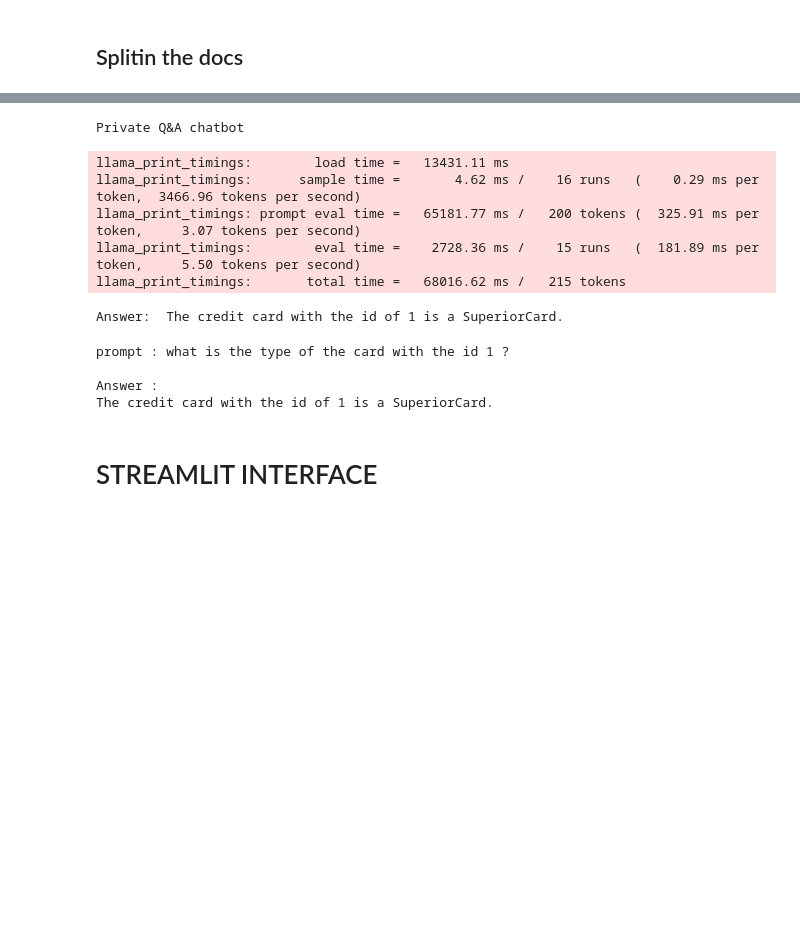
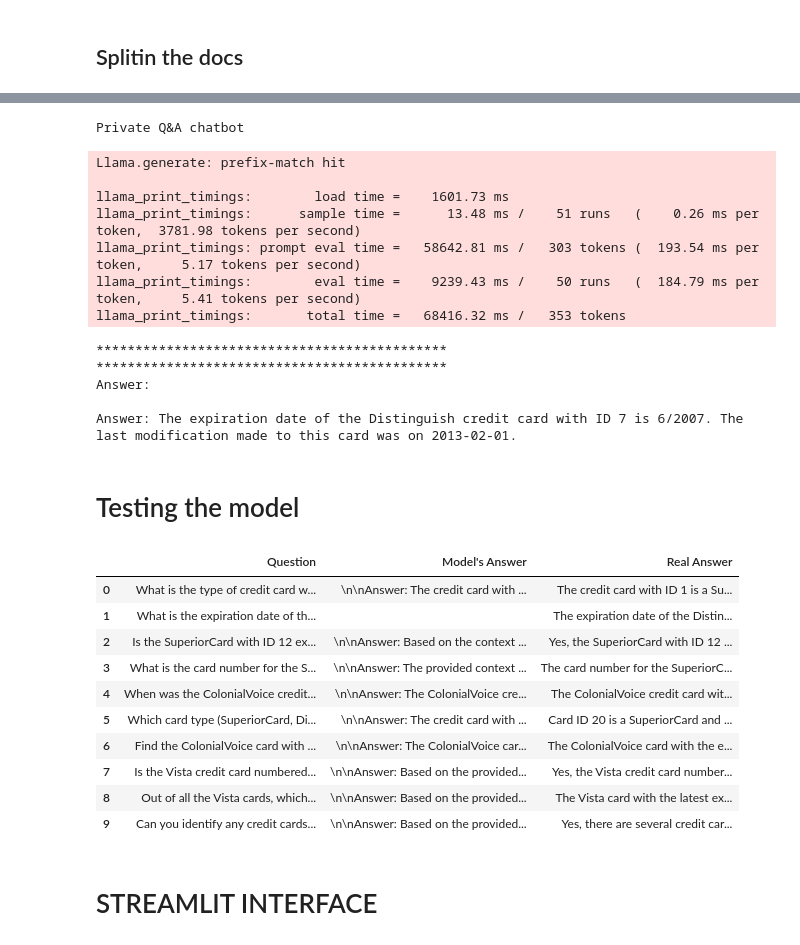
Before and after one commit to Lemonboi21/Mistral-7b-Fine-tuning---RAG, a Jupyter notebook: RAG/The_even_better_RAG.ipynb, the cells around one changed output, grey strips where cells are left out. Saved outputs shown, nothing was run; the diff lists cells and outputs as text; code cells hidden in the pictures; blank space fills up the shorter version.

```diff
--- a/RAG/The_even_better_RAG.ipynb
+++ b/RAG/The_even_better_RAG.ipynb
@@ -70,10 +70,14 @@ from langchain.embeddings.huggingface import HuggingFaceEmbeddings
 # load the embedding model locally
 from sentence_transformers import SentenceTransformer
 embed_model_Path = "..\models\sentence-transformers/all-mpnet-base-v2"
+embed_model_Name = "sentence-transformers/all-MiniLM-L6-v2"
+embed_model_Path2 = "..\models\sentence-transformers/all-MiniLM-L6-v2"
 
-#embed_model = SentenceTransformer('sentence-transformers/all-mpnet-base-v2')
-#embed_model.save(modelPath)
-embed_model = SentenceTransformer(embed_model_Path)
+#embed_model = SentenceTransformer(embed_model_Name)
+#embed_model.save(embed_model_Path2)
+#embed_model = SentenceTransformer(embed_model_Path)
+
+embed_model = HuggingFaceEmbeddings(model_name=embed_model_Path2)
 # %% [markdown]
 ## Loading the data :
 # %%
@@ -116,12 +146,17 @@ db = Chroma(persist_directory=persist_directory, embedding_function=embed_model)
 chain = load_qa_chain(llm, chain_type="stuff")
 # %%
 def get_answer(query):
-    similar_docs = db.similarity_search(query, k=2) # get two closest chunks
-    answer = chain.run(input_documents=similar_docs, question=query)
+
+    #similar_docs = db.similarity_search(query, k=2) # uncoment when using chroma db
+    #answer = chain.run(input_documents=similar_docs, question=query)
+
+    answer = retrieval_chain.invoke({"input": query})
+    answer = answer["answer"]
+
     return answer
 
 print("Private Q&A chatbot")
-prompt = "what is the type of the card with the id 1 ?"
+prompt = "What is the expiration date of the Distinguish credit card with ID 7 and what was the last modification made to it?"
 
 
 
@@ -130,9 +165,15 @@ if prompt:
     print(f"Answer: {answer}")
 # %% [output]
 Private Q&A chatbot
-llama_print_timings:        load time =   13431.11 ms
-llama_print_timings:      sample time =       4.62 ms /    16 runs   (    0.29 ms per token,  3466.96 tokens per second)
-llama_print_timings: prompt eval time =   65181.77 ms /   200 tokens (  325.91 ms per token,     3.07 tokens per second)
-llama_print_timings:        eval time =    2728.36 ms /    15 runs   (  181.89 ms per token,     5.50 tokens per second)
-llama_print_timings:       total time =   68016.62 ms /   215 tokens
+Llama.generate: prefix-match hit
+
+llama_print_timings:        load time =    1601.73 ms
+llama_print_timings:      sample time =      13.48 ms /    51 runs   (    0.26 ms per token,  3781.98 tokens per second)
+llama_print_timings: prompt eval time =   58642.81 ms /   303 tokens (  193.54 ms per token,     5.17 tokens per second)
+llama_print_timings:        eval time =    9239.43 ms /    50 runs   (  184.79 ms per token,     5.41 tokens per second)
+llama_print_timings:       total time =   68416.32 ms /   353 tokens
-Answer:  The credit card with the id of 1 is a SuperiorCard.
+*********************************************
+*********************************************
+Answer:
+
+Answer: The expiration date of the Distinguish credit card with ID 7 is 6/2007. The last modification made to this card was on 2013-02-01.
@@ -151,7 +179,0 @@ def show_answer(answer , prompt):
-# %%
-show_answer(answer , prompt)
-# %% [output]
-prompt : what is the type of the card with the id 1 ?
-
-Answer :
-The credit card with the id of 1 is a SuperiorCard.
@@ -157,0 +182,2 @@ The credit card with the id of 1 is a SuperiorCard.
+# %% [markdown]
+# Testing the model
@@ -157,0 +253,30 @@ The credit card with the id of 1 is a SuperiorCard.
+# %%
+# get the answers from the model
+
+models_answers = []
+for q in questions:
+    models_answers.append(get_answer(q))
+# %%
+# create a pandas dataframe that has question , model answer and the actual answer rating
+import pandas as pd
+
+data = {
+    "question": questions,
+    "model_answer": models_answers,
+    "actual_answer": truth
+}
+
+df = pd.DataFrame(data)
+df
+# %% [output]
+|  | Question | Model's Answer | Real Answer |
+| 0 | What is the type of credit card w... | \n\nAnswer: The credit card with ... | The credit card with ID 1 is a Su... |
+| 1 | What is the expiration date of th... |  | The expiration date of the Distin... |
+| 2 | Is the SuperiorCard with ID 12 ex... | \n\nAnswer: Based on the context ... | Yes, the SuperiorCard with ID 12 ... |
+| 3 | What is the card number for the S... | \n\nAnswer: The provided context ... | The card number for the SuperiorC... |
+| 4 | When was the ColonialVoice credit... | \n\nAnswer: The ColonialVoice cre... | The ColonialVoice credit card wit... |
+| 5 | Which card type (SuperiorCard, Di... | \n\nAnswer: The credit card with ... | Card ID 20 is a SuperiorCard and ... |
+| 6 | Find the ColonialVoice card with ... | \n\nAnswer: The ColonialVoice car... | The ColonialVoice card with the e... |
+| 7 | Is the Vista credit card numbered... | \n\nAnswer: Based on the provided... | Yes, the Vista credit card number... |
+| 8 | Out of all the Vista cards, which... | \n\nAnswer: Based on the provided... | The Vista card with the latest ex... |
+| 9 | Can you identify any credit cards... | \n\nAnswer: Based on the provided... | Yes, there are several credit car... |
```
Also changed, not shown: parts of 9 cells of this notebook.
